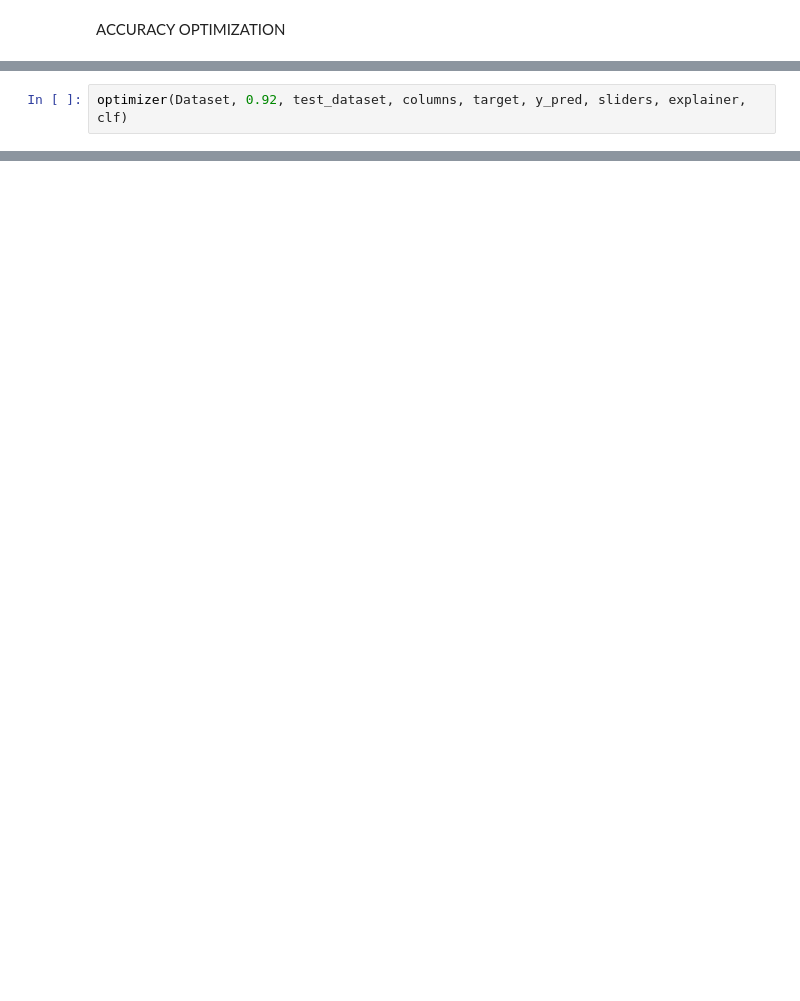
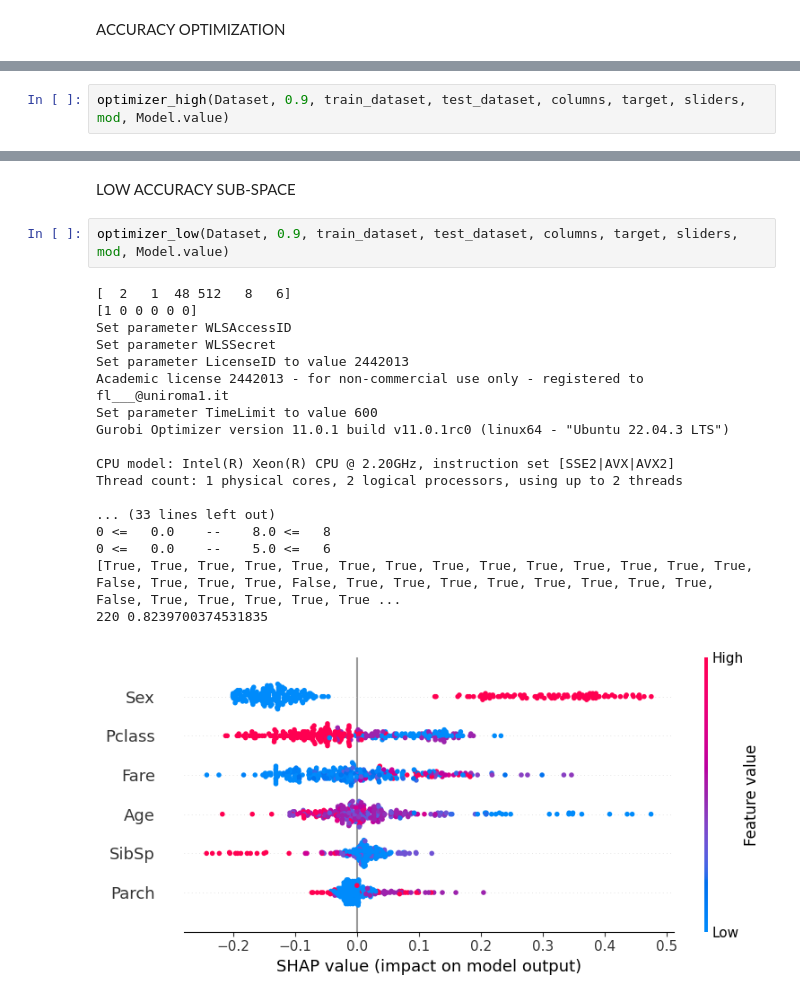
Before and after one commit to Flaviatagliafierro/Scope, a Jupyter notebook: SCOPE_EDBT_DEMO_notebook.ipynb, the cells around one changed output, grey strips where cells are left out. Cells and saved outputs as stored; diff of their text form; blank space fills up the shorter version.

```diff
--- a/SCOPE_EDBT_DEMO_notebook.ipynb
+++ b/SCOPE_EDBT_DEMO_notebook.ipynb
@@ -221,3 +189,3 @@ ACCURACY OPTIMIZATION
 # %%
-optimizer(Dataset, 0.92, test_dataset, columns, target, y_pred, sliders, explainer, clf)
+optimizer_high(Dataset, 0.9, train_dataset, test_dataset, columns, target, sliders, mod, Model.value)
 # %% [output]
@@ -241,0 +210,23 @@ Thread count: 1 physical cores, 2 logical processors, using up to 2 threads
+# %% [markdown]
+LOW ACCURACY SUB-SPACE
+# %%
+optimizer_low(Dataset, 0.9, train_dataset, test_dataset, columns, target, sliders, mod, Model.value)
+# %% [output]
+[  2   1  48 512   8   6]
+[1 0 0 0 0 0]
+Set parameter WLSAccessID
+Set parameter WLSSecret
+Set parameter LicenseID to value 2442013
+Academic license 2442013 - for non-commercial use only - registered to fl___@uniroma1.it
+Set parameter TimeLimit to value 600
+Gurobi Optimizer version 11.0.1 build v11.0.1rc0 (linux64 - "Ubuntu 22.04.3 LTS")
+
+CPU model: Intel(R) Xeon(R) CPU @ 2.20GHz, instruction set [SSE2|AVX|AVX2]
+Thread count: 1 physical cores, 2 logical processors, using up to 2 threads
+
+... (33 lines left out)
+0 <=   0.0    --    8.0 <=   8
+0 <=   0.0    --    5.0 <=   6
+[True, True, True, True, True, True, True, True, True, True, True, True, True, True, False, True, True, True, False, True, True, True, True, True, True, True, True, False, True, True, True, True, True ...
+220 0.8239700374531835
+[figure, added]
```
Also changed, not shown: parts of 20 cells of this notebook.
